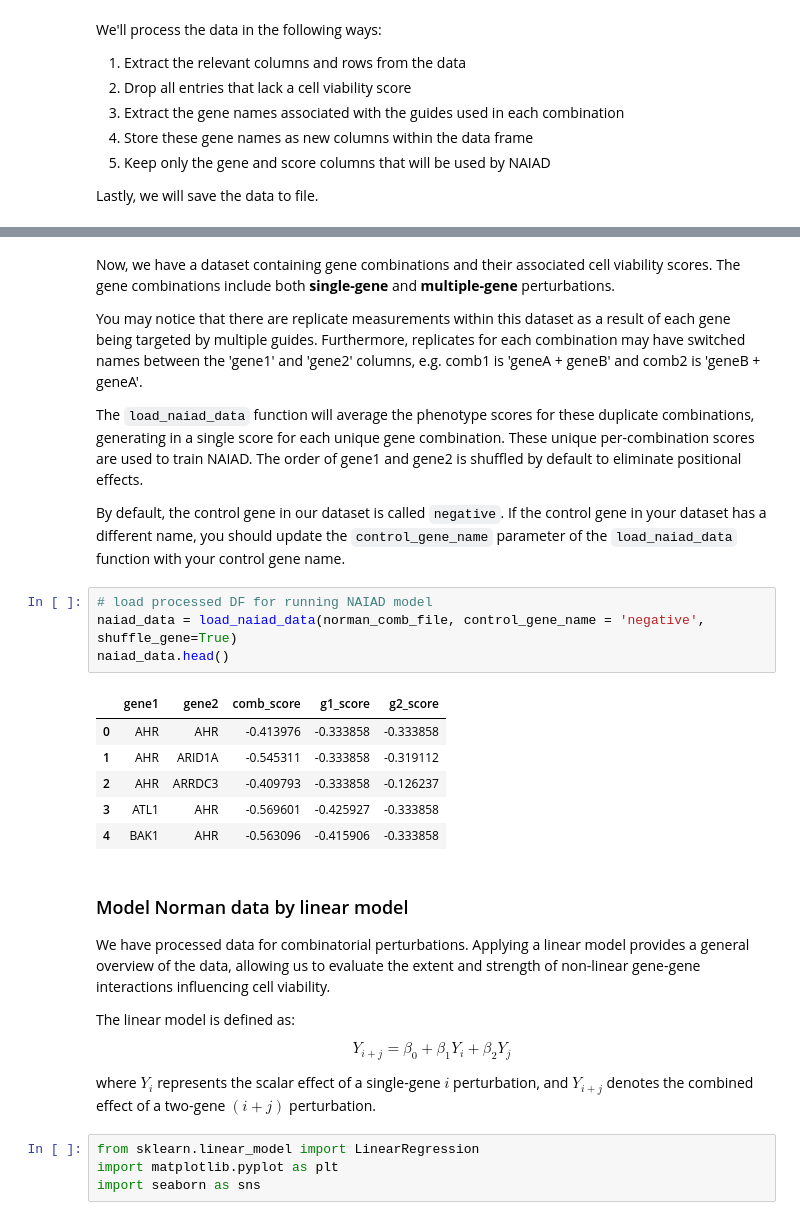
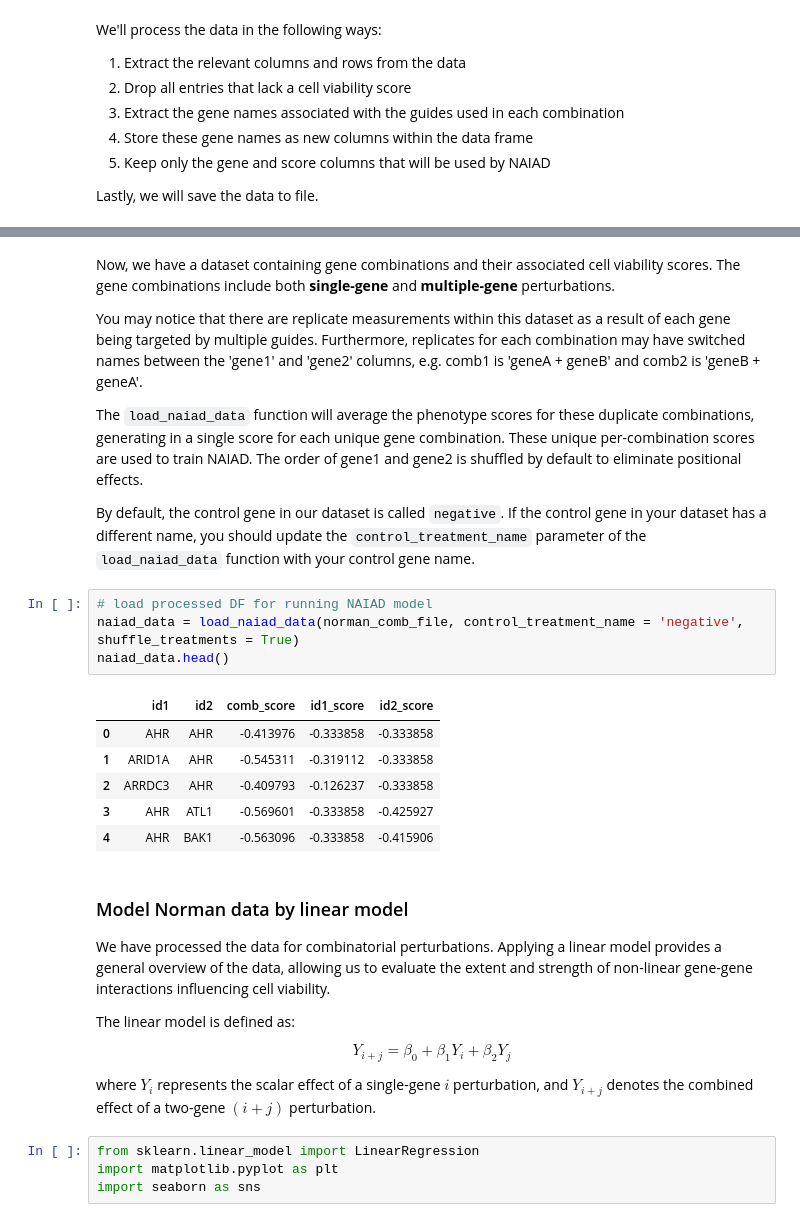
Before and after one commit to NeptuneBio/NAIAD, a Jupyter notebook: tutorials/data_preparation_tutorial.ipynb, the cells around one changed output, grey strips where cells are left out. Cells and saved outputs as stored; diff of their text form.

Commit message:
rename gene to treatment and ID to generalize model for non-gene (e.g. drug) combinations

```diff
--- a/tutorials/data_preparation_tutorial.ipynb
+++ b/tutorials/data_preparation_tutorial.ipynb
@@ -108,21 +110,21 @@ You may notice that there are replicate measurements within this dataset as a re
 
 The `load_naiad_data` function will average the phenotype scores for these duplicate combinations, generating in a single score for each unique gene combination. These unique per-combination scores are used to train NAIAD. The order of gene1 and gene2 is shuffled by default to eliminate positional effects.
 
-By default, the control gene in our dataset is called `negative`. If the control gene in your dataset has a different name, you should update the `control_gene_name` parameter of the `load_naiad_data` function with your control gene name.
+By default, the control gene in our dataset is called `negative`. If the control gene in your dataset has a different name, you should update the `control_treatment_name` parameter of the `load_naiad_data` function with your control gene name.
 # %%
 # load processed DF for running NAIAD model
-naiad_data = load_naiad_data(norman_comb_file, control_gene_name = 'negative', shuffle_gene=True)
+naiad_data = load_naiad_data(norman_comb_file, control_treatment_name = 'negative', shuffle_treatments = True)
 naiad_data.head()
 # %% [output]
-|  | gene1 | gene2 | comb_score | g1_score | g2_score |
+|  | id1 | id2 | comb_score | id1_score | id2_score |
 | 0 | AHR | AHR | -0.413976 | -0.333858 | -0.333858 |
-| 1 | AHR | ARID1A | -0.545311 | -0.333858 | -0.319112 |
-| 2 | AHR | ARRDC3 | -0.409793 | -0.333858 | -0.126237 |
-| 3 | ATL1 | AHR | -0.569601 | -0.425927 | -0.333858 |
-| 4 | BAK1 | AHR | -0.563096 | -0.415906 | -0.333858 |
+| 1 | ARID1A | AHR | -0.545311 | -0.319112 | -0.333858 |
+| 2 | ARRDC3 | AHR | -0.409793 | -0.126237 | -0.333858 |
+| 3 | AHR | ATL1 | -0.569601 | -0.333858 | -0.425927 |
+| 4 | AHR | BAK1 | -0.563096 | -0.333858 | -0.415906 |
 # %% [markdown]
 ### Model Norman data by linear model
-We have processed data for combinatorial perturbations. Applying a linear model provides a general overview of the data, allowing us to evaluate the extent and strength of non-linear gene-gene interactions influencing cell viability.
+We have processed the data for combinatorial perturbations. Applying a linear model provides a general overview of the data, allowing us to evaluate the extent and strength of non-linear gene-gene interactions influencing cell viability.
 
 The linear model is defined as:
 
```
Also changed, not shown: parts of 8 cells of this notebook, 10 other files.
